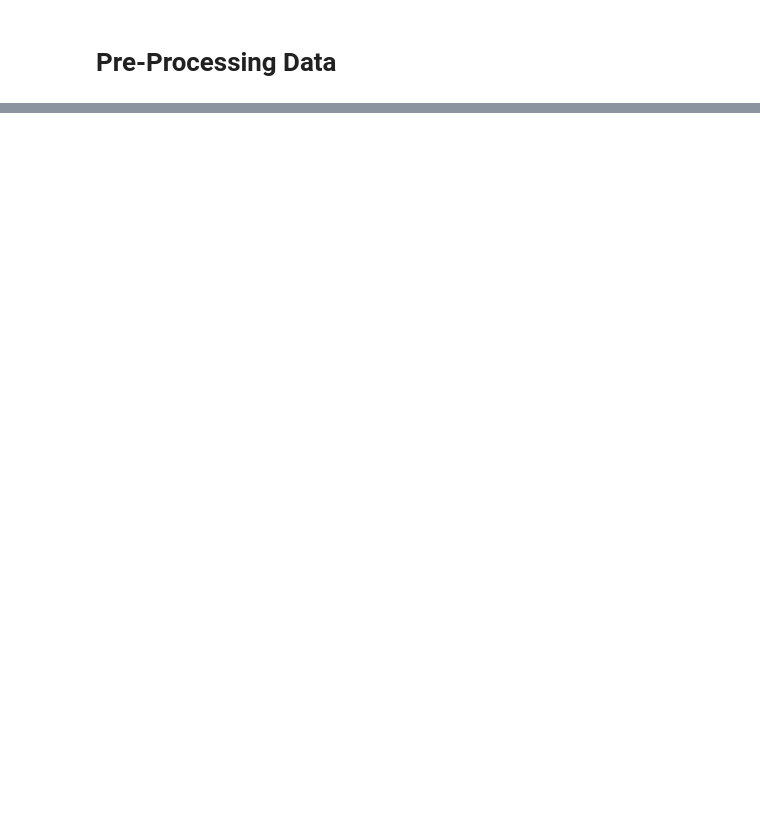
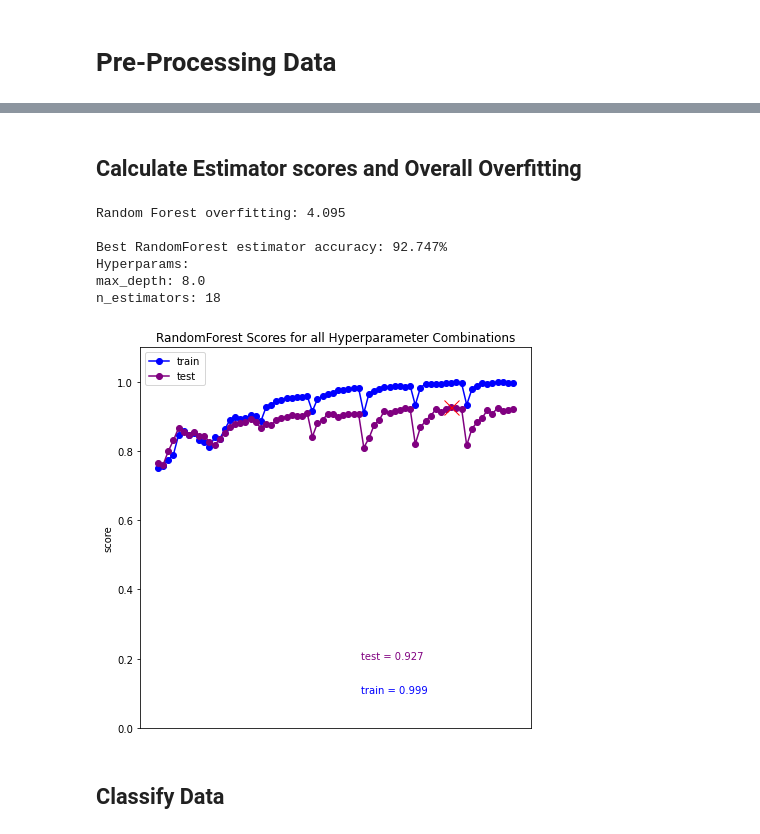
Before and after one commit to gisellemartel/FakeNewsClassifier, a Jupyter notebook: fake_news_classifiers.ipynb, the cells around one changed output, grey strips where cells are left out. Drawn from its saved outputs; the diff is of its cells as text; code cells hidden in the pictures; blank space fills up the shorter version.

```diff
--- a/fake_news_classifiers.ipynb
+++ b/fake_news_classifiers.ipynb
@@ -218,0 +287,25 @@ tools.display_result(best_estimator, X_train)
+# %% [markdown]
+## Calculate Estimator scores and Overall Overfitting
+# %%
+# calculate the training and testing scores and plot the result
+trn_scores, test_scores = tools.calculate_estimator_scores([X_train, X_test, y_train, y_test], estimators)
+
+# calculate model overfitting
+overfitting = tools.determine_overfitting(trn_scores,test_scores)
+print("\nRandom Forest overfitting: {:.3f}\n".format(overfitting))
+
+# plot the scores of each estimator
+tools.plot_estimator_scores("RandomForest",trn_scores,test_scores)
+
+# display details of best estimator
+tools.display_best_estimator(score, "RandomForest", hyperparams)
+# %% [output]
+Random Forest overfitting: 4.095
+
+Best RandomForest estimator accuracy: 92.747%
+Hyperparams:
+max_depth: 8.0
+n_estimators: 18
+[figure, added]
+# %% [markdown]
+## Classify Data
```
Also changed, not shown: parts of 67 cells of this notebook, 49 other files.
